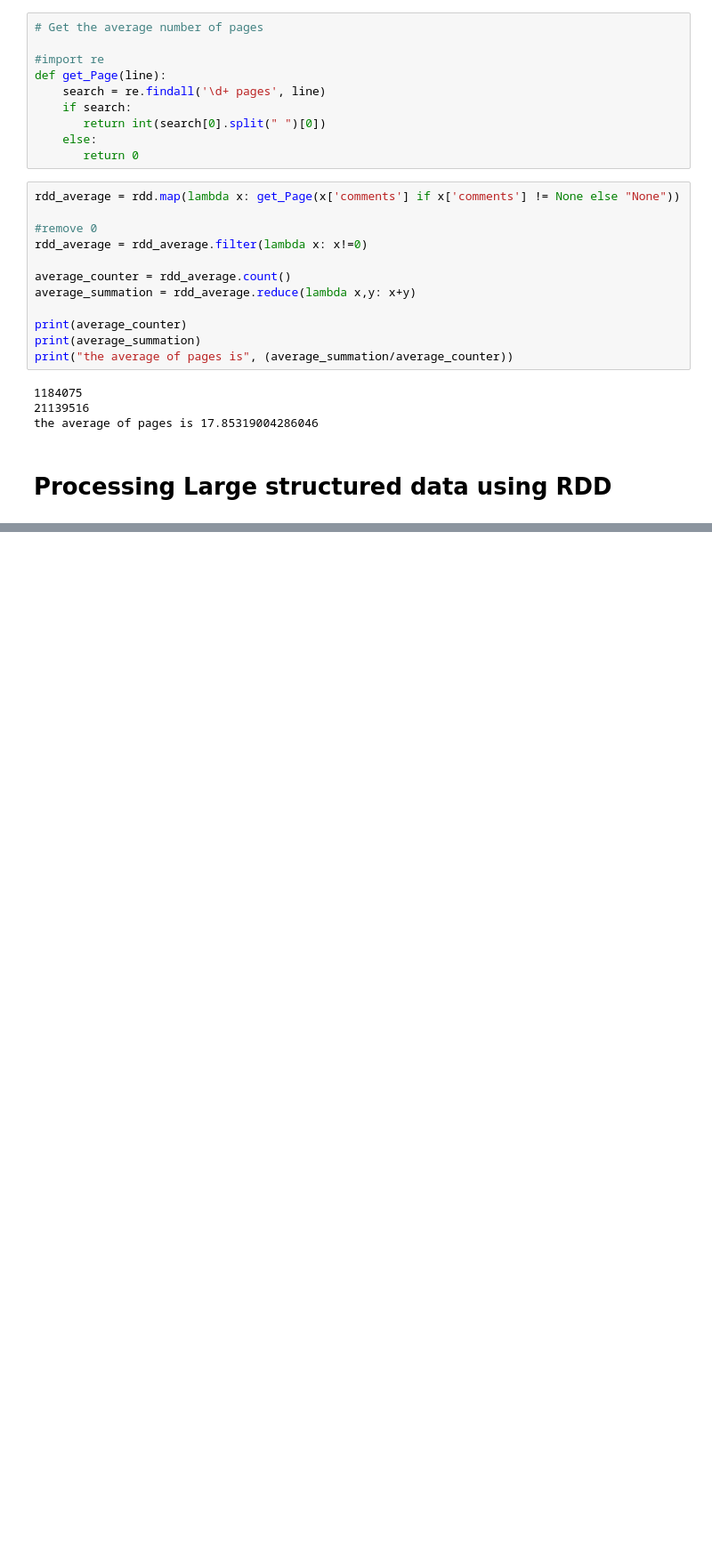
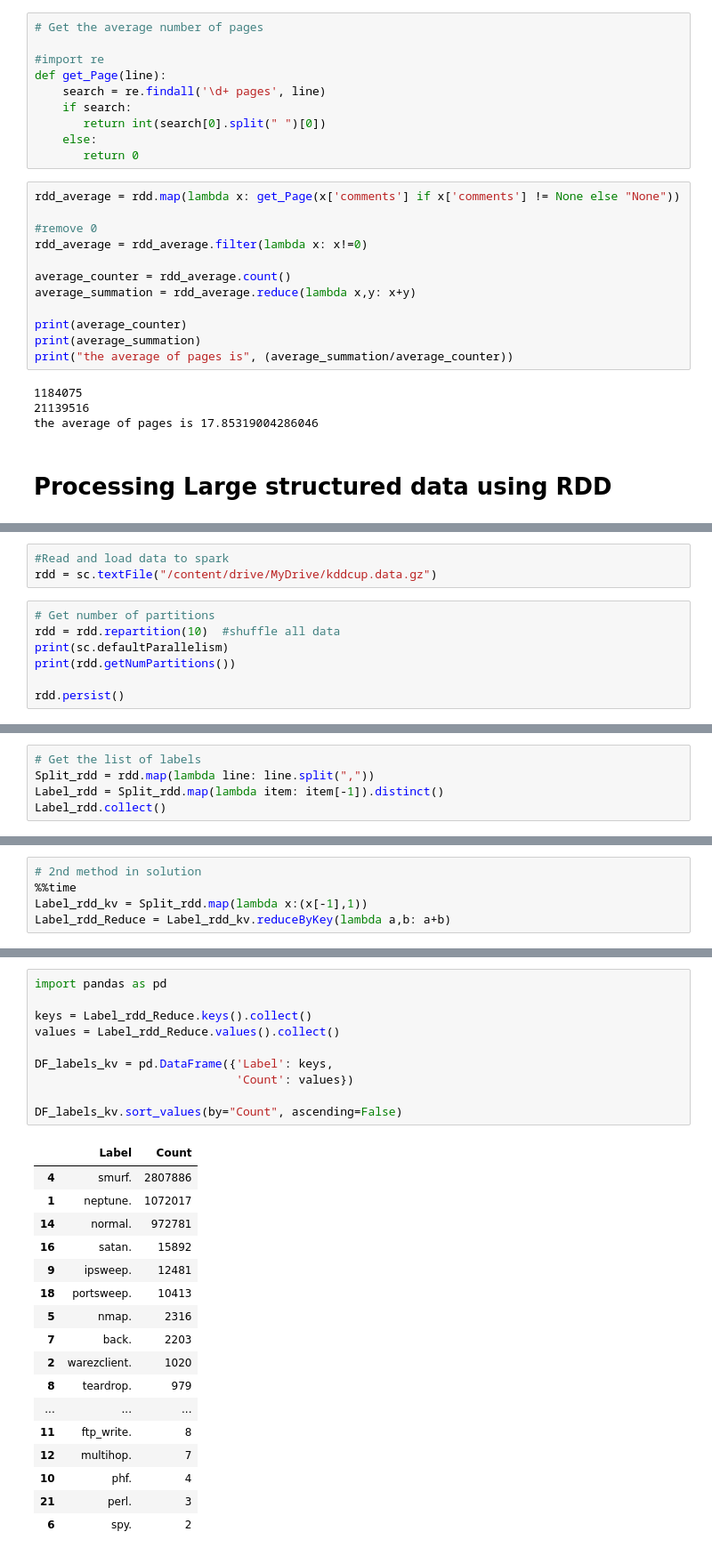
Before and after one commit to Pavansree14/Python, a Jupyter notebook: tes1.ipynb, the cells around one changed output, grey strips where cells are left out. Shown at 89% size. Cells and saved outputs as stored; diff of their text form; blank space fills up the shorter version.

```diff
--- a/tes1.ipynb
+++ b/tes1.ipynb
@@ -302,0 +301,10 @@ the average of pages is 17.85319004286046
+# %%
+#Read and load data to spark
+rdd = sc.textFile("/content/drive/MyDrive/kddcup.data.gz")
+# %%
+# Get number of partitions
+rdd = rdd.repartition(10)  #shuffle all data
+print(sc.defaultParallelism)
+print(rdd.getNumPartitions())
+
+rdd.persist()
@@ -302,0 +343,5 @@ the average of pages is 17.85319004286046
+# %%
+# Get the list of labels
+Split_rdd = rdd.map(lambda line: line.split(","))
+Label_rdd = Split_rdd.map(lambda item: item[-1]).distinct()
+Label_rdd.collect()
@@ -302,0 +374,5 @@ the average of pages is 17.85319004286046
+# %%
+# 2nd method in solution
+%%time
+Label_rdd_kv = Split_rdd.map(lambda x:(x[-1],1))
+Label_rdd_Reduce = Label_rdd_kv.reduceByKey(lambda a,b: a+b)
@@ -302,0 +382,28 @@ the average of pages is 17.85319004286046
+# %%
+import pandas as pd
+
+keys = Label_rdd_Reduce.keys().collect()
+values = Label_rdd_Reduce.values().collect()
+
+DF_labels_kv = pd.DataFrame({'Label': keys,
+                             'Count': values})
+
+DF_labels_kv.sort_values(by="Count", ascending=False)
+# %% [output]
+|  | Label | Count |
+| 4 | smurf. | 2807886 |
+| 1 | neptune. | 1072017 |
+| 14 | normal. | 972781 |
+| 16 | satan. | 15892 |
+| 9 | ipsweep. | 12481 |
+| 18 | portsweep. | 10413 |
+| 5 | nmap. | 2316 |
+| 7 | back. | 2203 |
+| 2 | warezclient. | 1020 |
+| 8 | teardrop. | 979 |
+| ... | ... | ... |
+| 11 | ftp_write. | 8 |
+| 12 | multihop. | 7 |
+| 10 | phf. | 4 |
+| 21 | perl. | 3 |
+| 6 | spy. | 2 |
```
Also changed, not shown: parts of 18 cells of this notebook.
